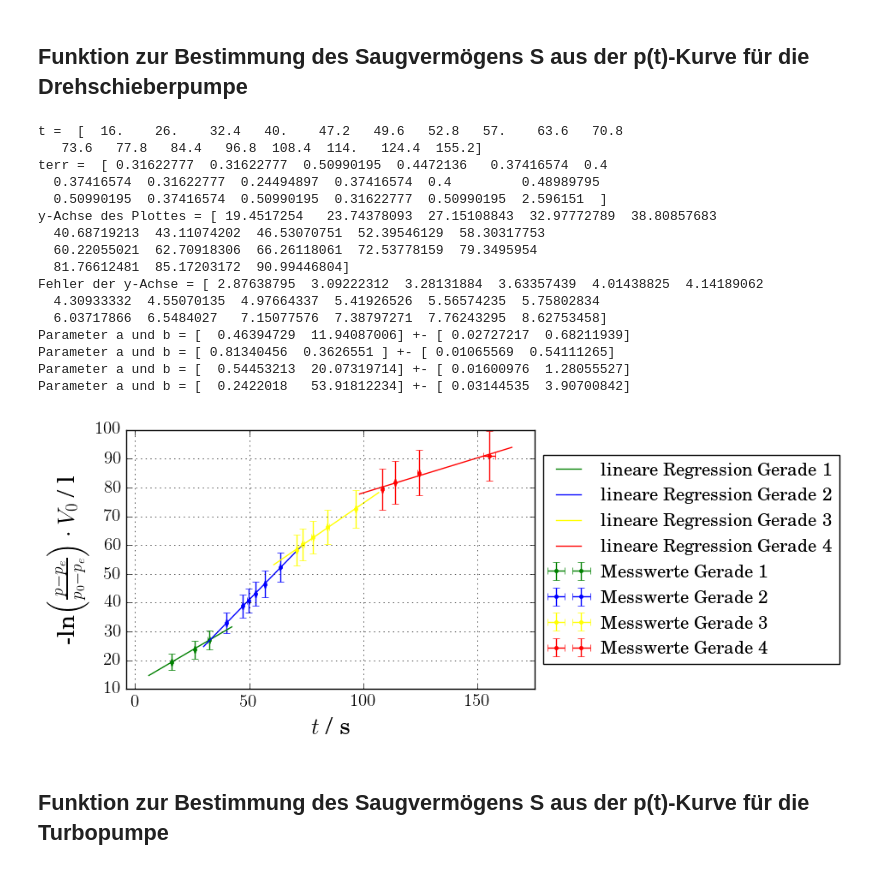
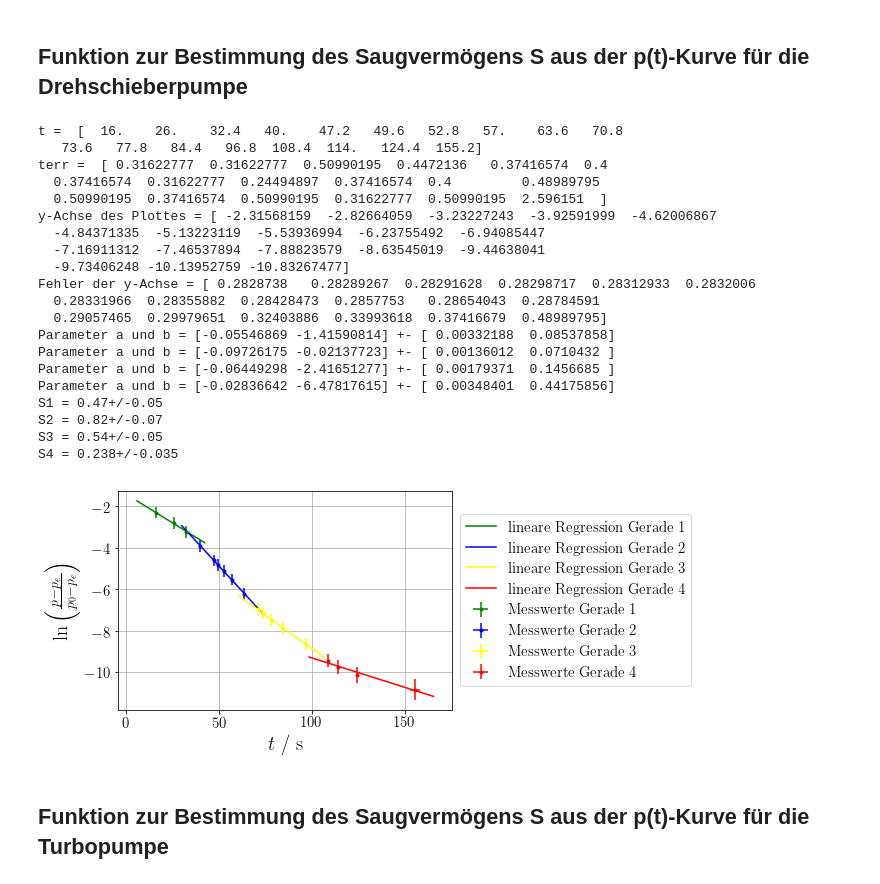
Before and after one commit to MaxSac/FP-Praktikum, a Jupyter notebook: 04-10.05.2017/Untitled.ipynb, the cells around one changed output. Cells and saved outputs as stored; diff of their text form; code cells hidden in the pictures.

```diff
--- a/04-10.05.2017/Untitled.ipynb
+++ b/04-10.05.2017/Untitled.ipynb
@@ -208,6 +208,9 @@ pT4 *= 10**(-4)
 # %%
 def f(x, a, b):
     return a * x + b
+
+def deltaS(V, m, deltam):
+    return np.sqrt( (m*V.s)**2 + (V.n*deltam)**2 )
 # %% [markdown]
 ## Funktion zur Bestimmung des Saugvermögens S aus der Leckrate
 # %%
@@ -255,7 +258,7 @@ def Leckrate(p, p_g, err, t1, t2, t3, V, name):
 # %% [markdown]
 ## Funktion zur Bestimmung des Saugvermögens S aus der p(t)-Kurve für die Drehschieberpumpe
 # %%
-def ptKurveDreh(p, p0, pe, t1, t2, t3, t4, t5, V, name, err=0.2):
+def ptKurveDreh(p, p0, pe, t1, t2, t3, t4, t5, V, err=0.2):
     n = len(p)
     t = np.zeros(n)
     terr = np.zeros(n)
@@ -271,14 +274,13 @@ def ptKurveDreh(p, p0, pe, t1, t2, t3, t4, t5, V, name, err=0.2):
     perr = p * err
 
     # y-Achse
-    logP = -np.log( (p-pe.n) / (p0.n-pe.n) ) * V.n
+    logP = np.log( (p-pe.n) / (p0.n-pe.n) )
     print("y-Achse des Plottes =", logP)
 
     # Fehler von logP
-    deltalogP = np.sqrt( ((V.n*perr) / (pe.n-p))**2
-                        + ((V.n*p0.s) / (p0.n-pe.n))**2
-                        + (((p0.n-p)*V.n*pe.s) / ((pe.n-p0.n)*(pe.n-p)))**2
-                        + (np.log( (p-pe.n) / (p0.n-pe.n))*V.s)**2 )
+    deltalogP = np.sqrt( (perr / (pe.n-p))**2
+                        + (p0.s / (p0.n-pe.n))**2
+                        + (((p0.n-p)*pe.s) / ((pe.n-p0.n)*(pe.n-p)))**2 )
     print("Fehler der y-Achse =", deltalogP)
 
     # Bereiche bestimmen und lineare Regression
@@ -286,7 +288,7 @@ def ptKurveDreh(p, p0, pe, t1, t2, t3, t4, t5, V, name, err=0.2):
     terr_1 = terr[0:3]
     perr_1 = deltalogP[0:3]
     logP_1 = logP[0:3]
-    params_1, covariance_1 = curve_fit(f, t_1, logP_1, sigma=perr_1)
+    params_1, covariance_1 = curve_fit(f, t_1, logP_1)
     errors_1 = np.sqrt(np.diag(covariance_1))
     t1 = np.linspace(t_1[0]-10, t_1[-1]+10)
     print("Parameter a und b =", params_1, "+-", errors_1)
@@ -295,7 +297,7 @@ def ptKurveDreh(p, p0, pe, t1, t2, t3, t4, t5, V, name, err=0.2):
     terr_2 = terr[3:9]
     perr_2 = deltalogP[3:9]
     logP_2 = logP[3:9]
-    params_2, covariance_2 = curve_fit(f, t_2, logP_2, sigma=perr_2)
+    params_2, covariance_2 = curve_fit(f, t_2, logP_2)
     errors_2 = np.sqrt(np.diag(covariance_2))
     t2 = np.linspace(t_2[0]-10, t_2[-1]+10)
     print("Parameter a und b =", params_2, "+-", errors_2)
@@ -304,7 +306,7 @@ def ptKurveDreh(p, p0, pe, t1, t2, t3, t4, t5, V, name, err=0.2):
     terr_3 = terr[9:14]
     perr_3 = deltalogP[9:14]
     logP_3 = logP[9:14]
-    params_3, covariance_3 = curve_fit(f, t_3, logP_3, sigma=perr_3)
+    params_3, covariance_3 = curve_fit(f, t_3, logP_3)
     errors_3 = np.sqrt(np.diag(covariance_3))
     t3 = np.linspace(t_3[0]-10, t_3[-1]+10)
     print("Parameter a und b =", params_3, "+-", errors_3)
@@ -313,10 +315,24 @@ def ptKurveDreh(p, p0, pe, t1, t2, t3, t4, t5, V, name, err=0.2):
     terr_4 = terr[14:18]
     perr_4 = deltalogP[14:18]
     logP_4 = logP[14:18]
-    params_4, covariance_4 = curve_fit(f, t_4, logP_4, sigma=perr_4)
+    params_4, covariance_4 = curve_fit(f, t_4, logP_4)
     errors_4 = np.sqrt(np.diag(covariance_4))
     t4 = np.linspace(t_4[0]-10, t_4[-1]+10)
     print("Parameter a und b =", params_4, "+-", errors_4)
+
+    # Saugvermögen
+    deltaS1 = deltaS(VD, params_1[0], errors_1[0])
+    S1 = ufloat(-params_1[0]*V.n, deltaS1)
+    print("S1 =", S1)
+    deltaS2 = deltaS(VD, params_2[0], errors_2[0])
+    S2 = ufloat(-params_2[0]*V.n, deltaS2)
+    print("S2 =", S2)
+    deltaS3 = deltaS(VD, params_3[0], errors_3[0])
+    S3 = ufloat(-params_3[0]*V.n, deltaS3)
+    print("S3 =", S3)
+    deltaS4 = deltaS(VD, params_4[0], errors_4[0])
+    S4 = ufloat(-params_4[0]*V.n, deltaS4)
+    print("S4 =", S4)
 
 
     # plottet alles
@@ -333,32 +349,36 @@ def ptKurveDreh(p, p0, pe, t1, t2, t3, t4, t5, V, name, err=0.2):
     plt.plot(t4, f(t4, *params_4), c='red', label='lineare Regression Gerade 4')
 
     plt.xlabel(r'$t$ / s')
-    plt.ylabel(r'-ln$\left(\frac{p-p_e}{p_0-p_e}\right)\cdot V_0$ / l')
+    plt.ylabel(r'$\ln\left(\frac{p-p_e}{p_0-p_e}\right)$')
     plt.xlim(t[0]-20, t[-1]+20)
     plt.legend(loc='center left', bbox_to_anchor=(1.0, 0.5))
     plt.grid()
     plt.tight_layout()
     plt.savefig("pictures/pt-Kurve-Drehschieberpumpe.pdf", bbox_inches='tight')
 # %%
-ptKurveDreh(p_D, p0D, peD, t_1D, t_2D, t_3D, t_4D, t_5D, VD, "test")
+ptKurveDreh(p_D, p0D, peD, t_1D, t_2D, t_3D, t_4D, t_5D, VD)
 # %% [output]
 t =  [  16.    26.    32.4   40.    47.2   49.6   52.8   57.    63.6   70.8
    73.6   77.8   84.4   96.8  108.4  114.   124.4  155.2]
 terr =  [ 0.31622777  0.31622777  0.50990195  0.4472136   0.37416574  0.4
   0.37416574  0.31622777  0.24494897  0.37416574  0.4         0.48989795
   0.50990195  0.37416574  0.50990195  0.31622777  0.50990195  2.596151  ]
-y-Achse des Plottes = [ 19.4517254   23.74378093  27.15108843  32.97772789  38.80857683
-  40.68719213  43.11074202  46.53070751  52.39546129  58.30317753
-  60.22055021  62.70918306  66.26118061  72.53778159  79.3495954
-  81.76612481  85.17203172  90.99446804]
-Fehler der y-Achse = [ 2.87638795  3.09222312  3.28131884  3.63357439  4.01438825  4.14189062
-  4.30933332  4.55070135  4.97664337  5.41926526  5.56574235  5.75802834
-  6.03717866  6.5484027   7.15077576  7.38797271  7.76243295  8.62753458]
-Parameter a und b = [  0.46394729  11.94087006] +- [ 0.02727217  0.68211939]
-Parameter a und b = [ 0.81340456  0.3626551 ] +- [ 0.01065569  0.54111265]
-Parameter a und b = [  0.54453213  20.07319714] +- [ 0.01600976  1.28055527]
-Parameter a und b = [  0.2422018   53.91812234] +- [ 0.03144535  3.90700842]
+y-Achse des Plottes = [ -2.31568159  -2.82664059  -3.23227243  -3.92591999  -4.62006867
+  -4.84371335  -5.13223119  -5.53936994  -6.23755492  -6.94085447
+  -7.16911312  -7.46537894  -7.88823579  -8.63545019  -9.44638041
+  -9.73406248 -10.13952759 -10.83267477]
+Fehler der y-Achse = [ 0.2828738   0.28289267  0.28291628  0.28298717  0.28312933  0.2832006
+  0.28331966  0.28355882  0.28428473  0.2857753   0.28654043  0.28784591
+  0.29057465  0.29979651  0.32403886  0.33993618  0.37416679  0.48989795]
+Parameter a und b = [-0.05546869 -1.41590814] +- [ 0.00332188  0.08537858]
+Parameter a und b = [-0.09726175 -0.02137723] +- [ 0.00136012  0.0710432 ]
+Parameter a und b = [-0.06449298 -2.41651277] +- [ 0.00179371  0.1456685 ]
+Parameter a und b = [-0.02836642 -6.47817615] +- [ 0.00348401  0.44175856]
+S1 = 0.47+/-0.05
+S2 = 0.82+/-0.07
+S3 = 0.54+/-0.05
+S4 = 0.238+/-0.035
-[figure, old version]
+[figure, new version]
 # %% [markdown]
 ## Funktion zur Bestimmung des Saugvermögens S aus der p(t)-Kurve für die Turbopumpe
 # %%
```
Also changed, not shown: parts of 2 cells of this notebook, 3 other files.
